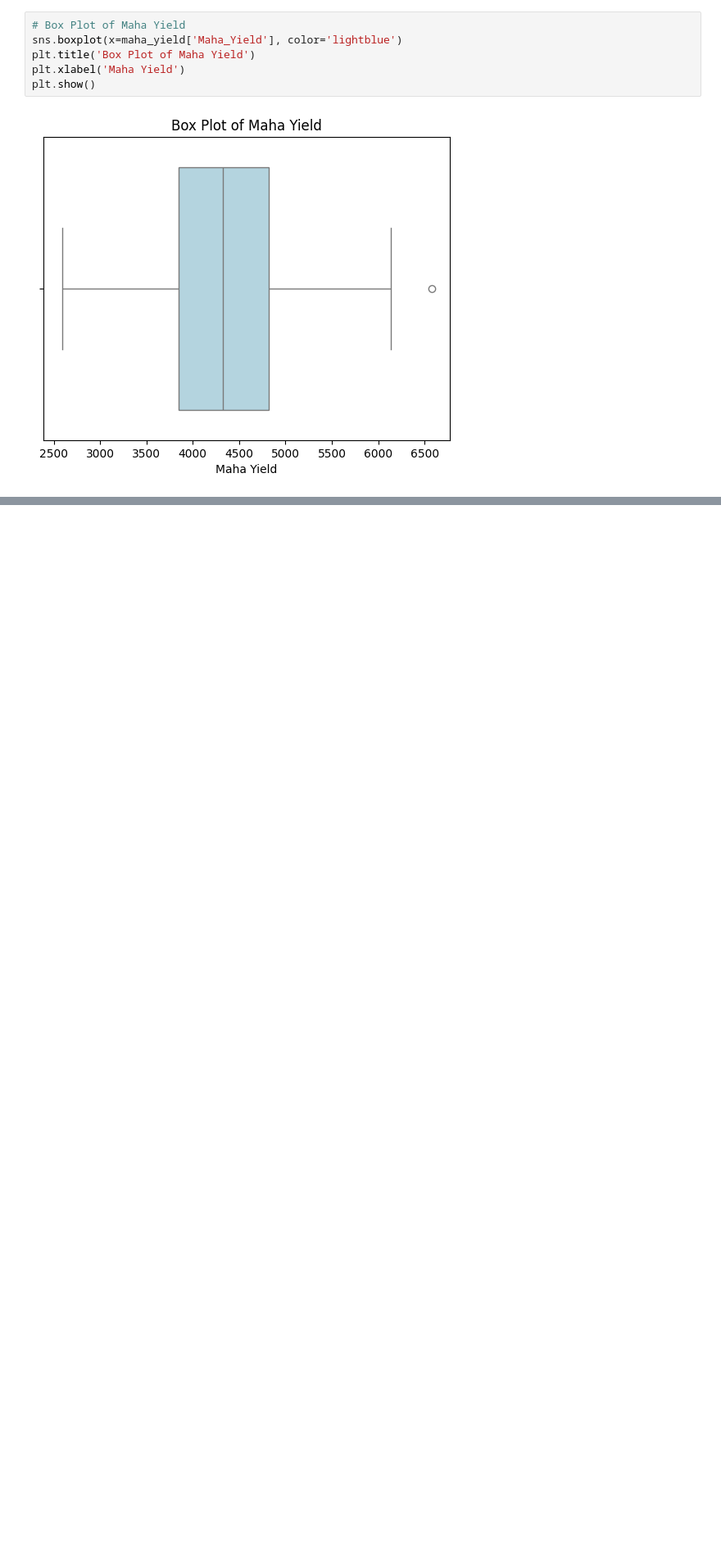
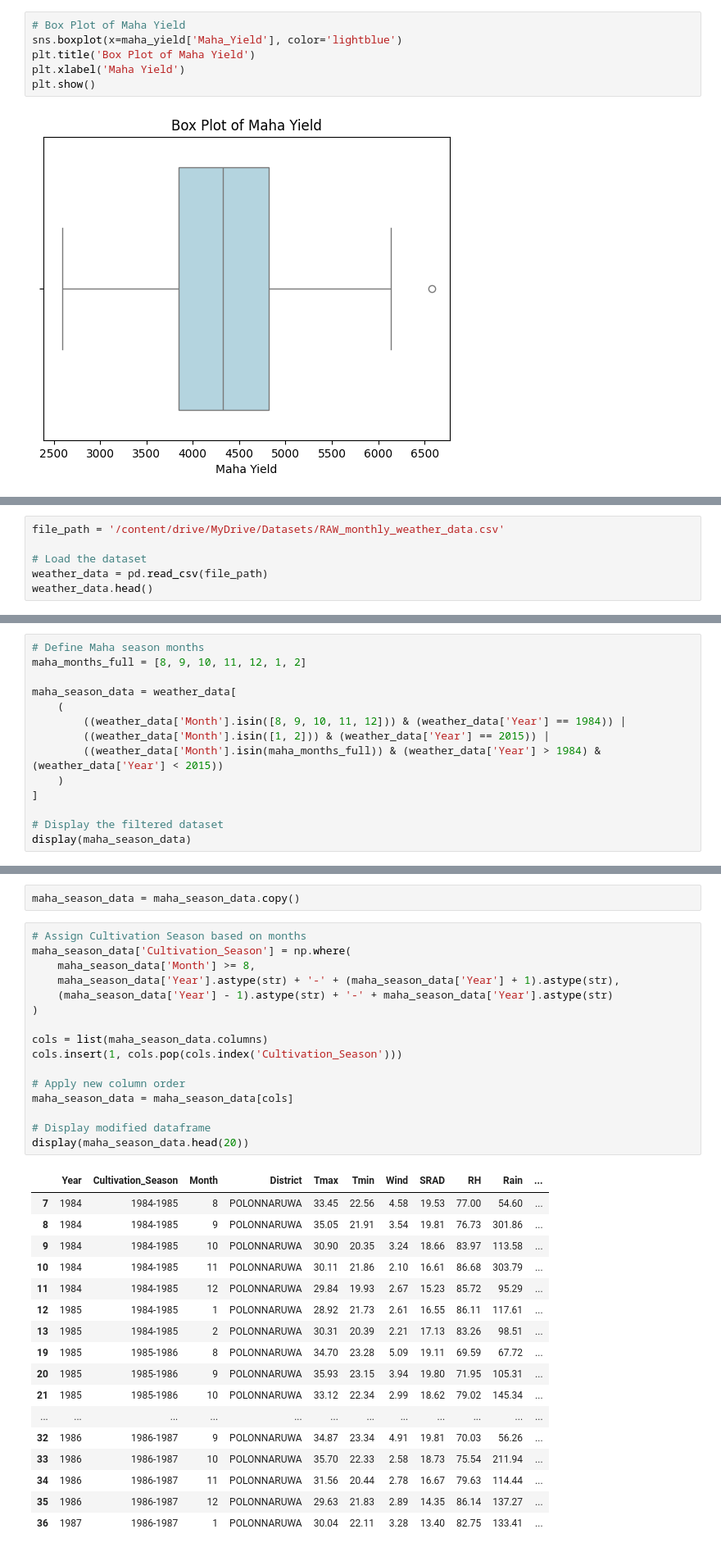
Before and after one commit to Dinithiii04/AgriLak, a Jupyter notebook: notebooks/NEW_yield_pred_model.ipynb, the cells around one changed output, grey strips where cells are left out. Shown at 82% size. Saved outputs shown, nothing was run; the diff lists cells and outputs as text; blank space fills up the shorter version.

Commit message:
exploring weather data

```diff
--- a/notebooks/NEW_yield_pred_model.ipynb
+++ b/notebooks/NEW_yield_pred_model.ipynb
@@ -58,0 +61,6 @@ plt.show()
+# %%
+file_path = '/content/drive/MyDrive/Datasets/RAW_monthly_weather_data.csv'
+
+# Load the dataset
+weather_data = pd.read_csv(file_path)
+weather_data.head()
@@ -58,0 +111,14 @@ plt.show()
+# %%
+# Define Maha season months
+maha_months_full = [8, 9, 10, 11, 12, 1, 2]
+
+maha_season_data = weather_data[
+    (
+        ((weather_data['Month'].isin([8, 9, 10, 11, 12])) & (weather_data['Year'] == 1984)) |
+        ((weather_data['Month'].isin([1, 2])) & (weather_data['Year'] == 2015)) |
+        ((weather_data['Month'].isin(maha_months_full)) & (weather_data['Year'] > 1984) & (weather_data['Year'] < 2015))
+    )
+]
+
+# Display the filtered dataset
+display(maha_season_data)
@@ -58,0 +139,36 @@ plt.show()
+# %%
+maha_season_data = maha_season_data.copy()
+# %%
+# Assign Cultivation Season based on months
+maha_season_data['Cultivation_Season'] = np.where(
+    maha_season_data['Month'] >= 8,
+    maha_season_data['Year'].astype(str) + '-' + (maha_season_data['Year'] + 1).astype(str),
+    (maha_season_data['Year'] - 1).astype(str) + '-' + maha_season_data['Year'].astype(str)
+)
+
+cols = list(maha_season_data.columns)
+cols.insert(1, cols.pop(cols.index('Cultivation_Season')))
+
+# Apply new column order
+maha_season_data = maha_season_data[cols]
+
+# Display modified dataframe
+display(maha_season_data.head(20))
+# %% [output]
+|  | Year | Cultivation_Season | Month | District | Tmax | Tmin | Wind | SRAD | RH | Rain | ... |
+| 7 | 1984 | 1984-1985 | 8 | POLONNARUWA | 33.45 | 22.56 | 4.58 | 19.53 | 77.00 | 54.60 | ... |
+| 8 | 1984 | 1984-1985 | 9 | POLONNARUWA | 35.05 | 21.91 | 3.54 | 19.81 | 76.73 | 301.86 | ... |
+| 9 | 1984 | 1984-1985 | 10 | POLONNARUWA | 30.90 | 20.35 | 3.24 | 18.66 | 83.97 | 113.58 | ... |
+| 10 | 1984 | 1984-1985 | 11 | POLONNARUWA | 30.11 | 21.86 | 2.10 | 16.61 | 86.68 | 303.79 | ... |
+| 11 | 1984 | 1984-1985 | 12 | POLONNARUWA | 29.84 | 19.93 | 2.67 | 15.23 | 85.72 | 95.29 | ... |
+| 12 | 1985 | 1984-1985 | 1 | POLONNARUWA | 28.92 | 21.73 | 2.61 | 16.55 | 86.11 | 117.61 | ... |
+| 13 | 1985 | 1984-1985 | 2 | POLONNARUWA | 30.31 | 20.39 | 2.21 | 17.13 | 83.26 | 98.51 | ... |
+| 19 | 1985 | 1985-1986 | 8 | POLONNARUWA | 34.70 | 23.28 | 5.09 | 19.11 | 69.59 | 67.72 | ... |
+| 20 | 1985 | 1985-1986 | 9 | POLONNARUWA | 35.93 | 23.15 | 3.94 | 19.80 | 71.95 | 105.31 | ... |
+| 21 | 1985 | 1985-1986 | 10 | POLONNARUWA | 33.12 | 22.34 | 2.99 | 18.62 | 79.02 | 145.34 | ... |
+| ... | ... | ... | ... | ... | ... | ... | ... | ... | ... | ... | ... |
+| 32 | 1986 | 1986-1987 | 9 | POLONNARUWA | 34.87 | 23.34 | 4.91 | 19.81 | 70.03 | 56.26 | ... |
+| 33 | 1986 | 1986-1987 | 10 | POLONNARUWA | 35.70 | 22.33 | 2.58 | 18.73 | 75.54 | 211.94 | ... |
+| 34 | 1986 | 1986-1987 | 11 | POLONNARUWA | 31.56 | 20.44 | 2.78 | 16.67 | 79.63 | 114.44 | ... |
+| 35 | 1986 | 1986-1987 | 12 | POLONNARUWA | 29.63 | 21.83 | 2.89 | 14.35 | 86.14 | 137.27 | ... |
+| 36 | 1987 | 1986-1987 | 1 | POLONNARUWA | 30.04 | 22.11 | 3.28 | 13.40 | 82.75 | 133.41 | ... |
```
Also changed, not shown: parts of 8 cells of this notebook.
